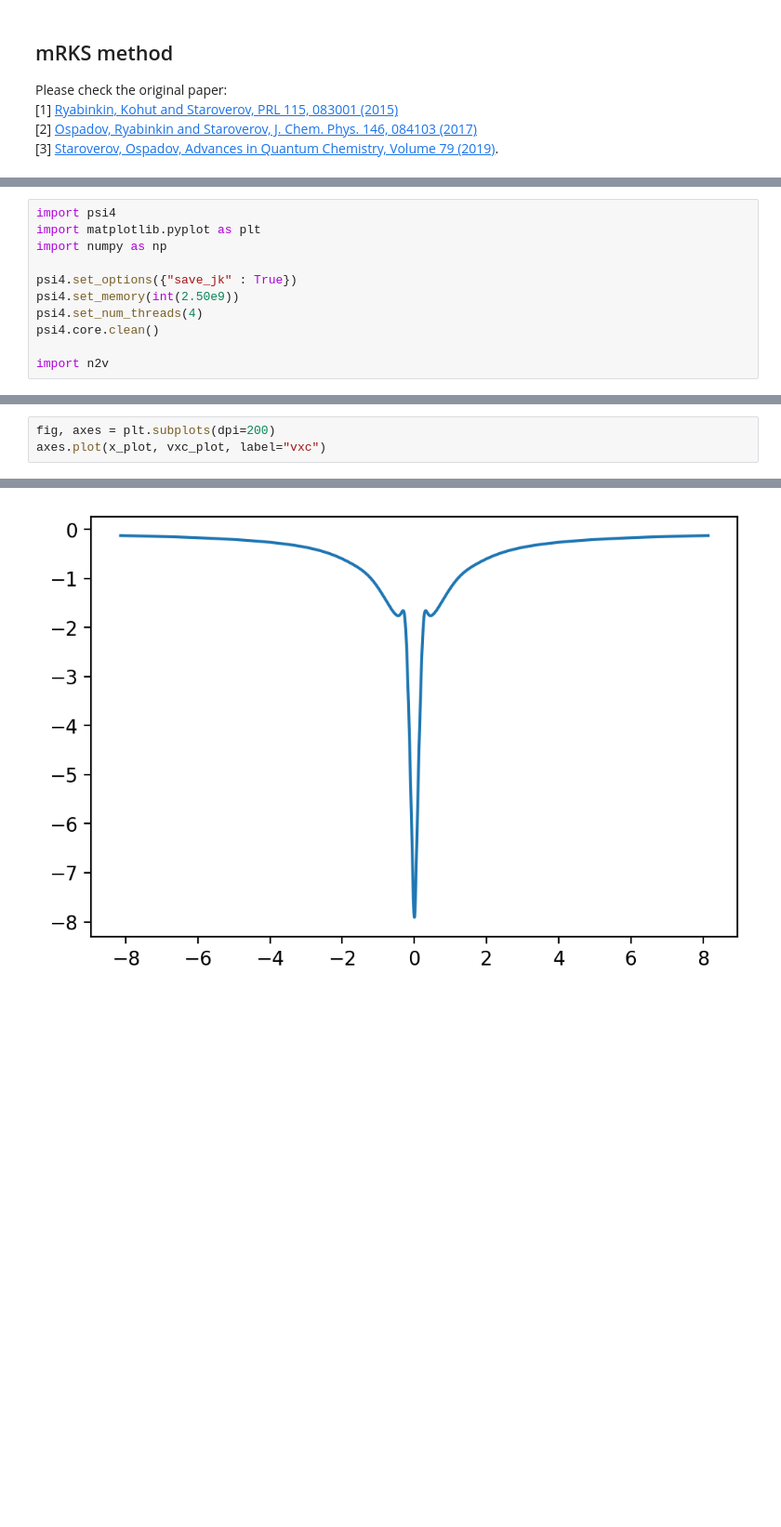
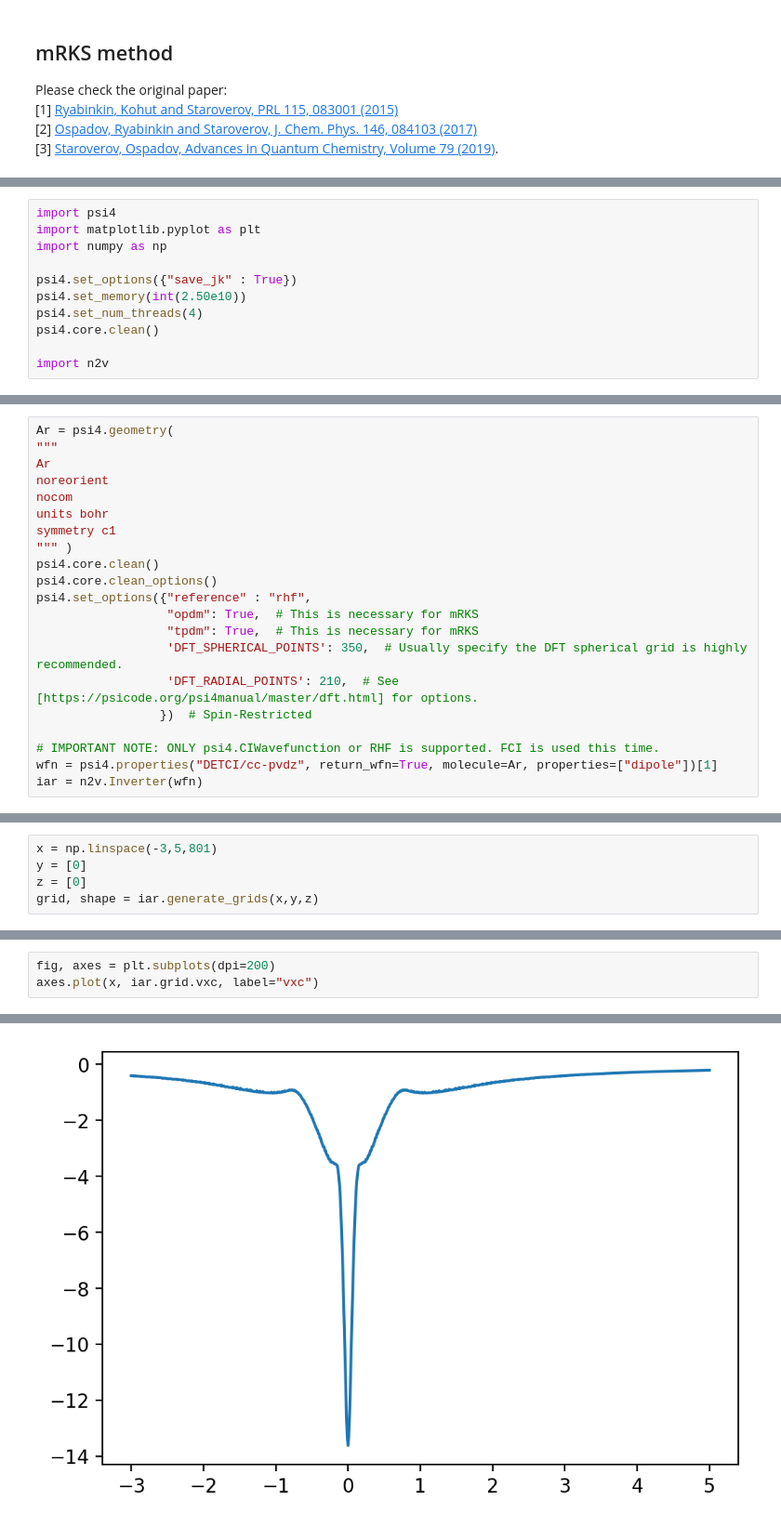
Before and after one commit to wasserman-group/n2v_examples, a Jupyter notebook: mRKS/Nobel_Gas.ipynb, the cells around one changed output, grey strips where cells are left out. Shown at 93% size. Drawn from its saved outputs; the diff is of its cells as text; blank space fills up the shorter version.

```diff
--- a/mRKS/Nobel_Gas.ipynb
+++ b/mRKS/Nobel_Gas.ipynb
@@ -13,7 +13,7 @@ import matplotlib.pyplot as plt
 import numpy as np
 
 psi4.set_options({"save_jk" : True})
-psi4.set_memory(int(2.50e9))
+psi4.set_memory(int(2.50e10))
 psi4.set_num_threads(4)
 psi4.core.clean()
 
@@ -73,0 +101,21 @@ np.min(vxc_plot)
+# %%
+Ar = psi4.geometry(
+"""
+Ar
+noreorient
+nocom
+units bohr
+symmetry c1
+""" )
+psi4.core.clean()
+psi4.core.clean_options()
+psi4.set_options({"reference" : "rhf",
+                  "opdm": True,  # This is necessary for mRKS
+                  "tpdm": True,  # This is necessary for mRKS
+                  'DFT_SPHERICAL_POINTS': 350,  # Usually specify the DFT spherical grid is highly recommended.
+                  'DFT_RADIAL_POINTS': 210,  # See [https://psicode.org/psi4manual/master/dft.html] for options.
+                 })  # Spin-Restricted
+
+# IMPORTANT NOTE: ONLY psi4.CIWavefunction or RHF is supported. FCI is used this time.
+wfn = psi4.properties("DETCI/cc-pvdz", return_wfn=True, molecule=Ar, properties=["dipole"])[1]
+iar = n2v.Inverter(wfn)
@@ -73,0 +124,5 @@ np.min(vxc_plot)
+# %%
+x = np.linspace(-3,5,801)
+y = [0]
+z = [0]
+grid, shape = iar.generate_grids(x,y,z)
@@ -74,6 +149,6 @@ np.min(vxc_plot)
 # %%
 fig, axes = plt.subplots(dpi=200)
-axes.plot(x_plot, vxc_plot, label="vxc")
+axes.plot(x, iar.grid.vxc, label="vxc")
 # %% [output]
 [<matplotlib.lines.Line2D at 0x...>]
-[figure, old version]
+[figure, new version]
```
Also changed, not shown: parts of 23 cells of this notebook, 9 other files.
